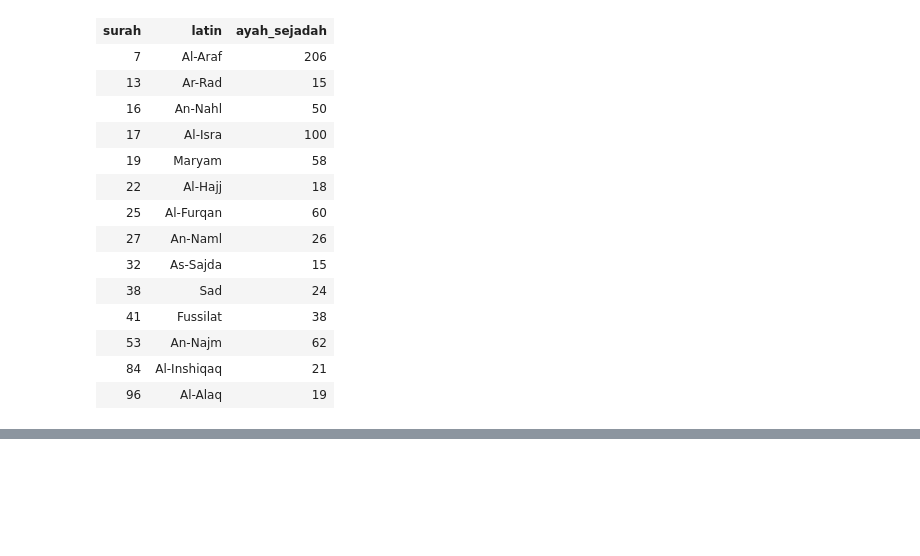
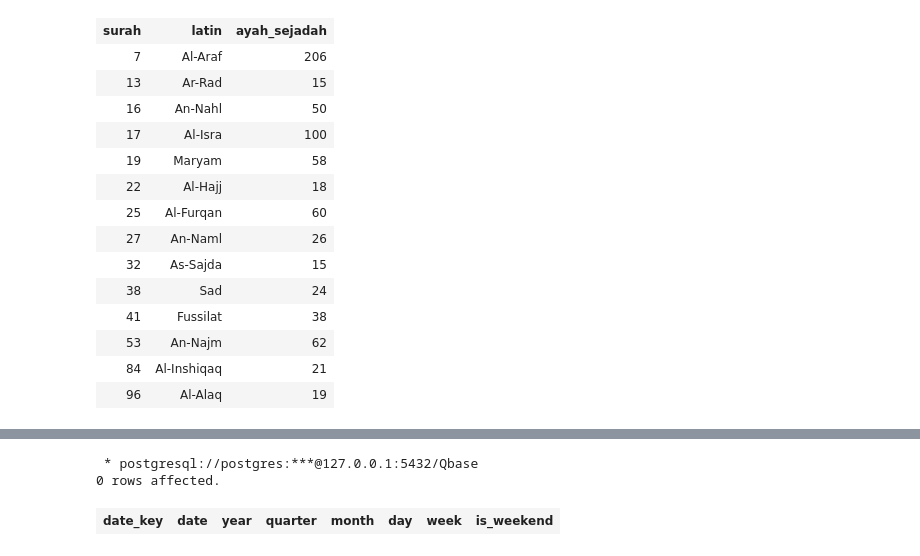
Before and after one commit to ArifYacop/quran-dataset, a Jupyter notebook: quran/query.ipynb, the cells around one changed output, grey strips where cells are left out. Saved outputs shown, nothing was run; the diff lists cells and outputs as text; code cells hidden in the pictures; blank space fills up the shorter version.

```diff
--- a/quran/query.ipynb
+++ b/quran/query.ipynb
@@ -264,0 +260,8 @@ from indonesian
+# %%
+%%sql
+SELECT * FROM dimDate
+limit 10
+# %% [output]
+ * postgresql://postgres:***@127.0.0.1:5432/Qbase
+0 rows affected.
+| date_key | date | year | quarter | month | day | week | is_weekend |
```
Also changed, not shown: parts of 4 cells of this notebook.
